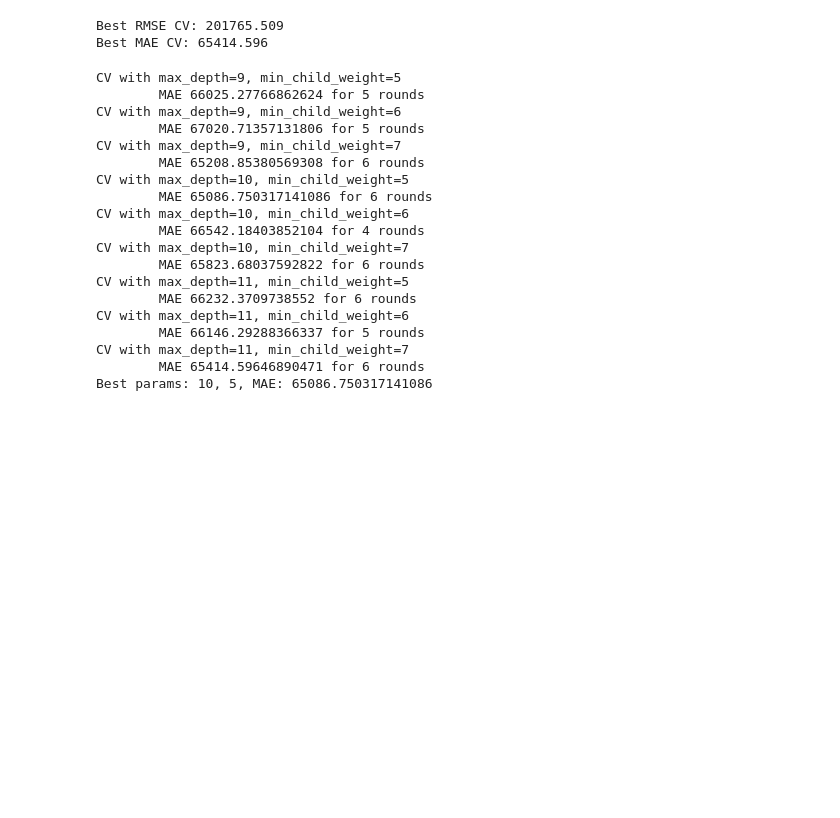
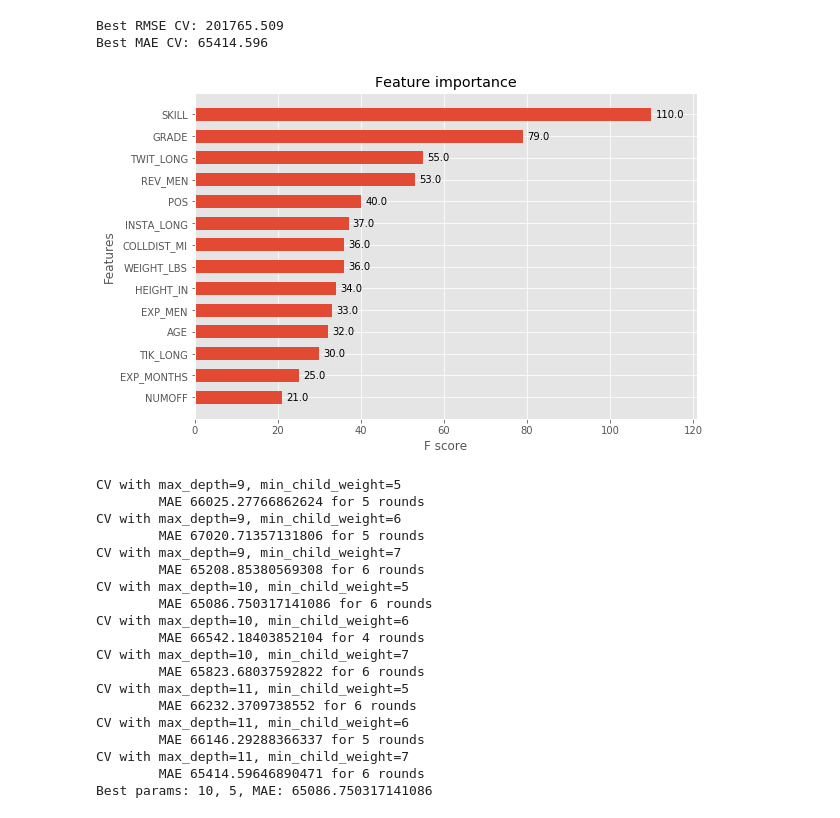
Before and after one commit to mvizzini951/MS2_NIL, a Jupyter notebook: XGBoost_Supervised_Football.ipynb, the cells around one changed output. Saved outputs shown, nothing was run; the diff lists cells and outputs as text; code cells hidden in the pictures; blank space fills up the shorter version.

```diff
--- a/XGBoost_Supervised_Football.ipynb
+++ b/XGBoost_Supervised_Football.ipynb
@@ -364,6 +376,14 @@ print(f"Best MAE CV: {best_mae:.3f}")
 # %% [output]
 Best RMSE CV: 201765.509
 Best MAE CV: 65414.596
+# %%
+
+with plt.style.context("ggplot"):
+    fig = plt.figure(figsize=(9,6))
+    ax = fig.add_subplot(111)
+    xgb.plotting.plot_importance(model, ax=ax, height=0.6, importance_type="weight")
+# %% [output]
+[figure, added]
 # %%
 #tuning max_depth and min_child_weight
 '''  max_depth = maximum number of nodes allowed from the root to the farthest leaf of a tree.
```
Also changed, not shown: parts of 8 cells of this notebook, 3 other files.
